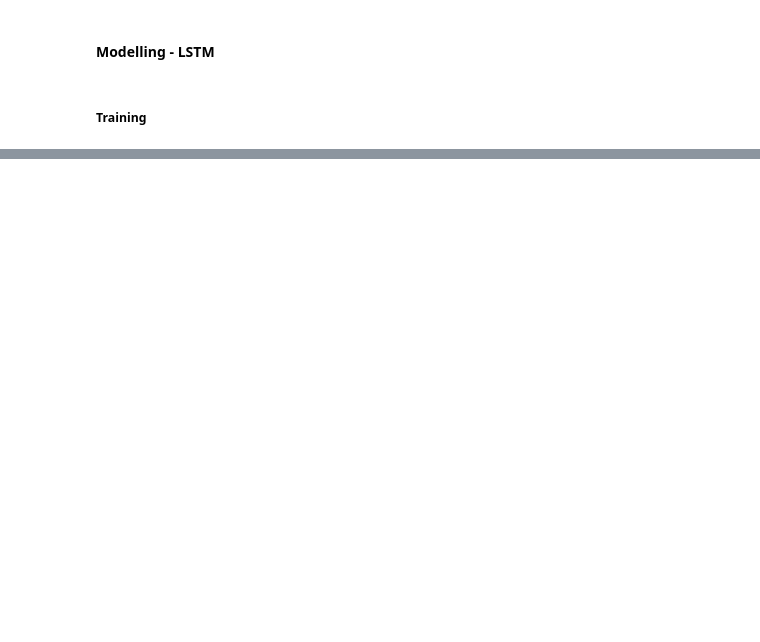
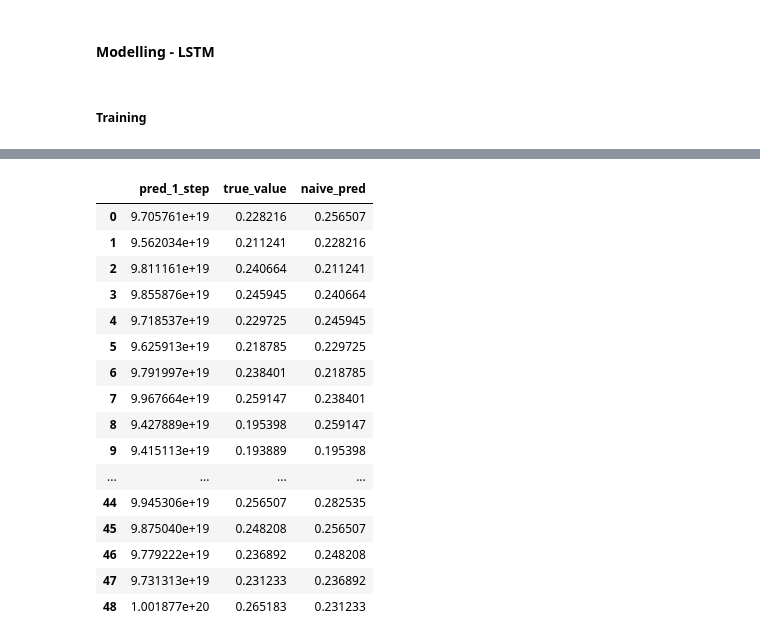
Before and after one commit to klein-wang/TechNow, a Jupyter notebook: trading/astock_extract.ipynb, the cells around one changed output, grey strips where cells are left out. Saved outputs shown, nothing was run; the diff lists cells and outputs as text; code cells hidden in the pictures; blank space fills up the shorter version.

```diff
--- a/trading/astock_extract.ipynb
+++ b/trading/astock_extract.ipynb
@@ -263,0 +294,20 @@ WARNING:tensorflow:6 out of the last 11 calls to <function TensorFlowTrainer.mak
+# %%
+test_preds_df
+# %% [output]
+|  | pred_1_step | true_value | naive_pred |
+| 0 | 9.705761e+19 | 0.228216 | 0.256507 |
+| 1 | 9.562034e+19 | 0.211241 | 0.228216 |
+| 2 | 9.811161e+19 | 0.240664 | 0.211241 |
+| 3 | 9.855876e+19 | 0.245945 | 0.240664 |
+| 4 | 9.718537e+19 | 0.229725 | 0.245945 |
+| 5 | 9.625913e+19 | 0.218785 | 0.229725 |
+| 6 | 9.791997e+19 | 0.238401 | 0.218785 |
+| 7 | 9.967664e+19 | 0.259147 | 0.238401 |
+| 8 | 9.427889e+19 | 0.195398 | 0.259147 |
+| 9 | 9.415113e+19 | 0.193889 | 0.195398 |
+| ... | ... | ... | ... |
+| 44 | 9.945306e+19 | 0.256507 | 0.282535 |
+| 45 | 9.875040e+19 | 0.248208 | 0.256507 |
+| 46 | 9.779222e+19 | 0.236892 | 0.248208 |
+| 47 | 9.731313e+19 | 0.231233 | 0.236892 |
+| 48 | 1.001877e+20 | 0.265183 | 0.231233 |
```
Also changed, not shown: parts of 15 cells of this notebook.
